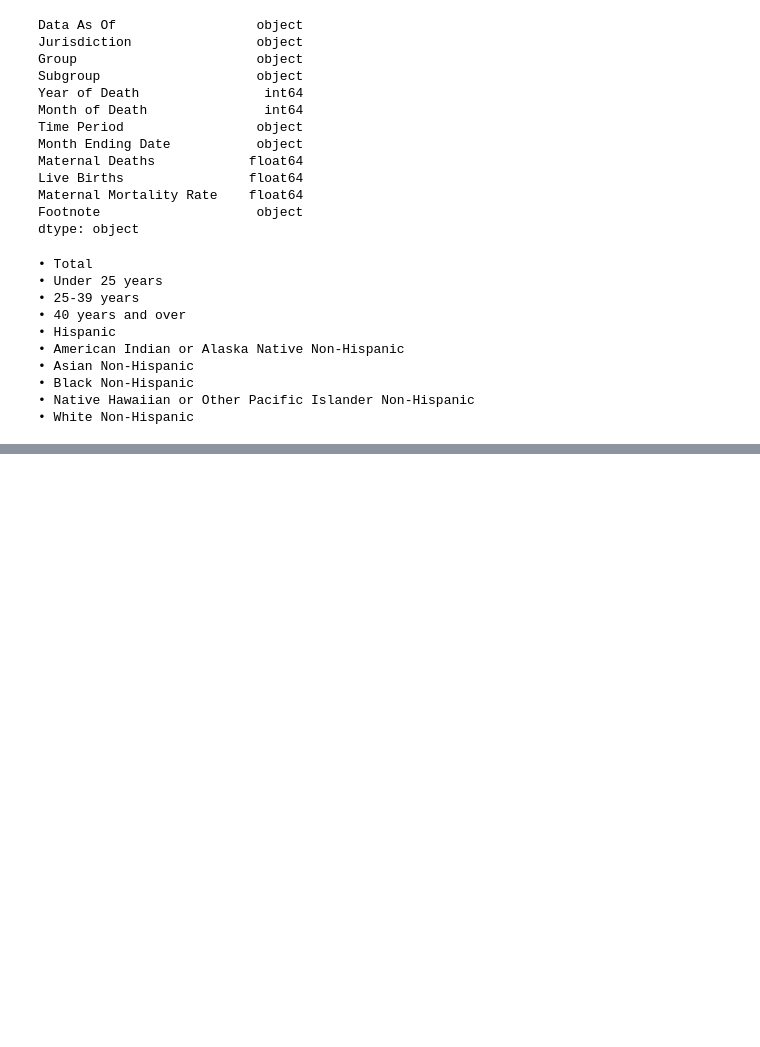
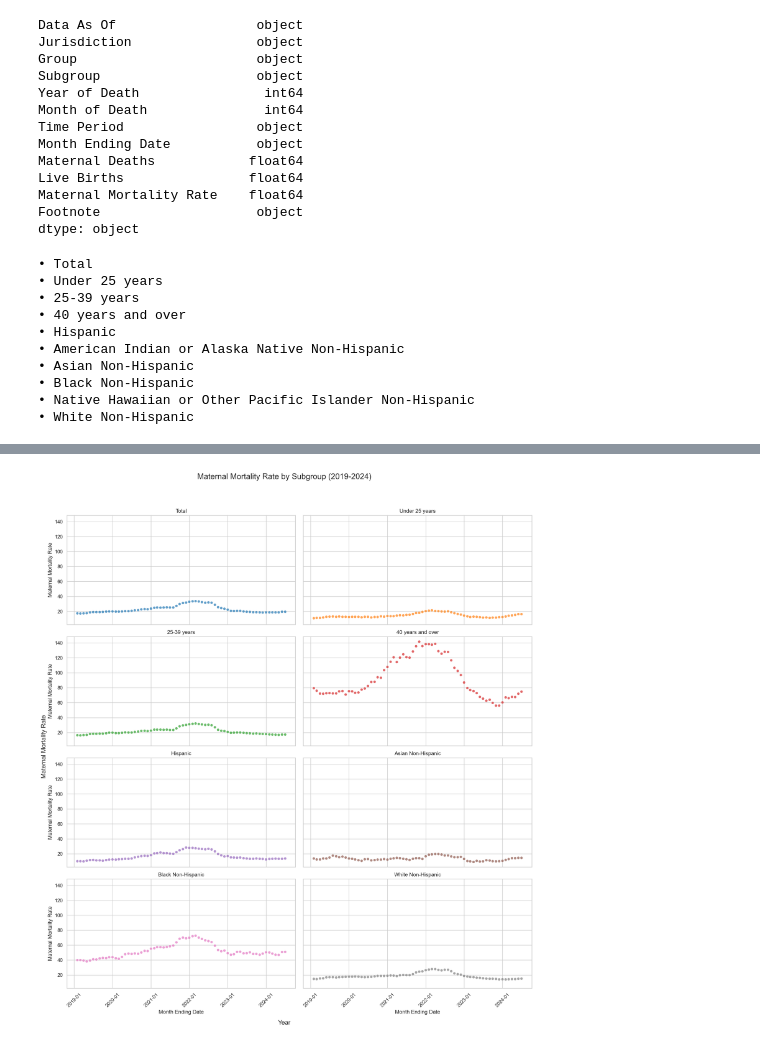
Before and after one commit to anaboulay/PUBH1142, a Jupyter notebook: PUBH 1142 maternal health project.ipynb, the cells around one changed output, grey strips where cells are left out. Cells and saved outputs as stored; diff of their text form; code cells hidden in the pictures; blank space fills up the shorter version.

```diff
--- a/PUBH 1142 maternal health project.ipynb
+++ b/PUBH 1142 maternal health project.ipynb
@@ -608,0 +250,60 @@ memory usage: 62.0+ KB
+# %%
+import matplotlib.pyplot as plt
+import seaborn as sns
+import pandas as pd
+import matplotlib.dates as mdates
+
+# Ensure date column is in datetime format
+maternal['Month Ending Date'] = pd.to_datetime(maternal['Month Ending Date'])
+
+# Filter data from 2019 onwards
+start_date = pd.Timestamp('2019-01-01')
+filtered_data = maternal[maternal['Month Ending Date'] >= start_date].copy()
+
+# Define your specific subgroup order
+subgroups = [
+    "Total",
+    "Under 25 years",
+    "25-39 years",
+    "40 years and over",
+    "Hispanic",
+    "Asian Non-Hispanic",
+    "Black Non-Hispanic",
+    "White Non-Hispanic"
+]
+
+# Optional: Define custom colors or use seaborn palette
+palette = sns.color_palette("tab10", len(subgroups))
+subgroup_colors = dict(zip(subgroups, palette))
+
+# Create 4x2 subplot grid
+fig, axes = plt.subplots(4, 2, figsize=(16, 18), sharex=True, sharey=True)
+axes = axes.flatten()
+
+# Plot each subgroup
+for i, subgroup in enumerate(subgroups):
+    ax = axes[i]
+    data = filtered_data[filtered_data['Subgroup'] == subgroup].sort_values('Month Ending Date')
+
+    sns.scatterplot(
+        data=data,
+        x='Month Ending Date',
+        y='Maternal Mortality Rate',
+        color=subgroup_colors[subgroup],
+        alpha=0.7,
+        ax=ax
+    )
+
+    ax.set_title(subgroup)
+    ax.xaxis.set_major_formatter(mdates.DateFormatter('%Y-%m'))
+    ax.xaxis.set_major_locator(mdates.YearLocator())
+    ax.tick_params(axis='x', rotation=45)
+
+# Common labels and layout
+fig.suptitle("Maternal Mortality Rate by Subgroup (2019-2024)", fontsize=18)
+fig.supxlabel("Year", fontsize=14)
+fig.supylabel("Maternal Mortality Rate", fontsize=14)
+plt.tight_layout(rect=[0, 0, 1, 0.95])  # Reserve space for title
+plt.show()
+# %% [output]
+[figure, added]
```
Also changed, not shown: parts of 61 cells of this notebook.
